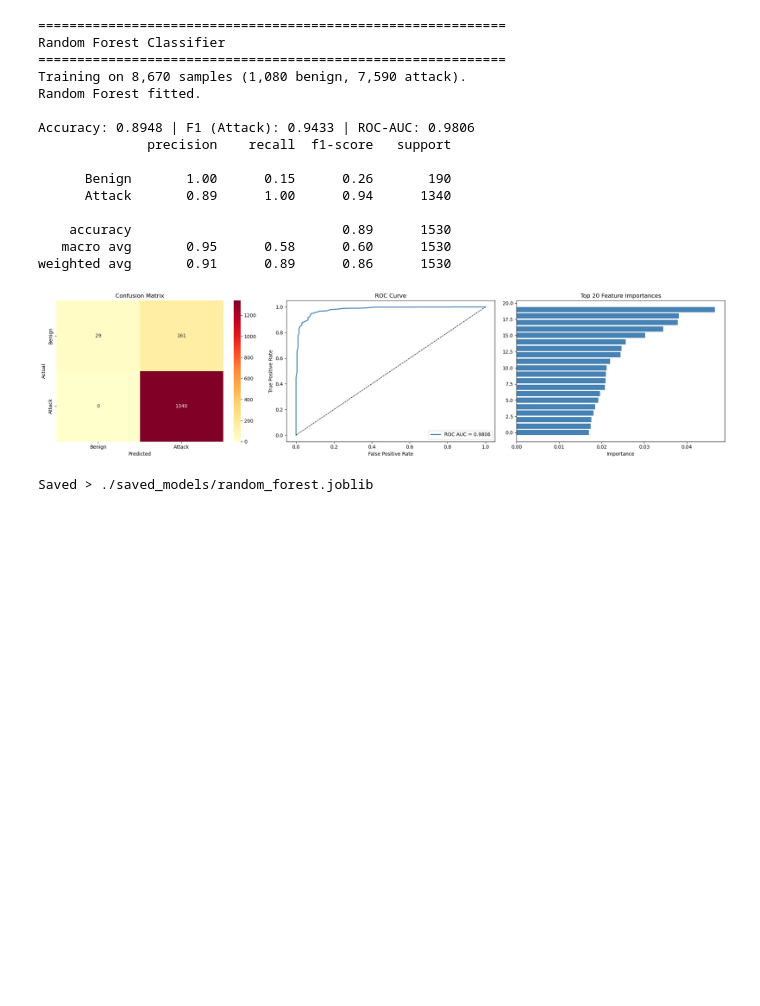
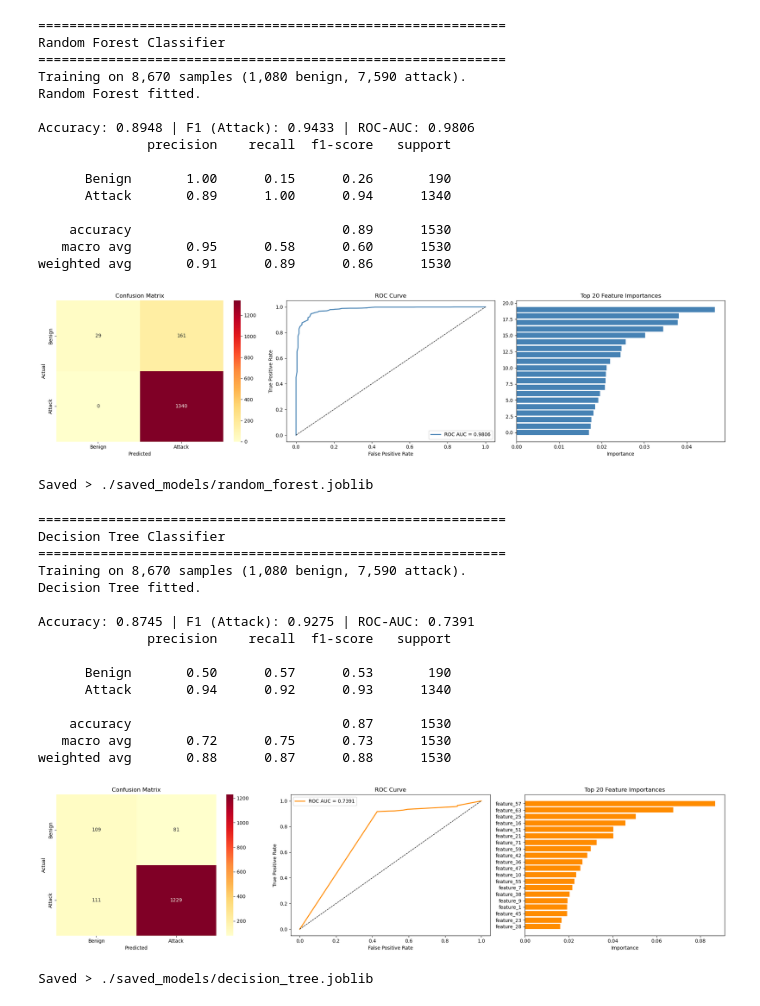
Before and after one commit to uvicrepo/brandon-ECE597-Capstone-IoT-IDS, a Jupyter notebook: notebooks/main_training.ipynb, the cells around one changed output. Cells and saved outputs as stored; diff of their text form; code cells hidden in the pictures; blank space fills up the shorter version.

Commit message:
implement decision tree model

```diff
--- a/notebooks/main_training.ipynb
+++ b/notebooks/main_training.ipynb
@@ -42,7 +42,8 @@ NOTEBOOK_DIR = os.path.dirname(os.path.abspath("__file__"))
 ALL_NOTEBOOKS = [
     "model_isolation_forest",
     "model_xgboost",
-    "model_random_forest"
+    "model_random_forest",
+    "model_decision_tree",
 ]
 
 print("Importing notebooks...")
@@ -56,6 +58,7 @@ Done with model_random_forest
 if_mod = mods["model_isolation_forest"]
 xgb_mod = mods["model_xgboost"]
 rf_mod = mods["model_random_forest"]
+dt_mod  = mods["model_decision_tree"]
 # %%
 # DATA LOADING
 
@@ -217,3 +220,37 @@ Accuracy: 0.8948 | F1 (Attack): 0.9433 | ROC-AUC: 0.9806
 weighted avg       0.91      0.89      0.86      1530
 [figure]
 Saved > ./saved_models/random_forest.joblib
+# %%
+print("=" * 60)
+print("Decision Tree Classifier")
+print("=" * 60)
+
+dt_model, dt_metrics = dt_mod.train(
+    X_train, y_train,
+    X_val,   y_val,
+    normal_label=NORMAL_LABEL,
+    model_kwargs={
+        "max_depth":    20,
+        "criterion":    "gini",
+        "class_weight": "balanced",
+    },
+    save_path=os.path.join(OUTPUT_DIR, "decision_tree.joblib")
+)
+# %% [output]
+============================================================
+Decision Tree Classifier
+============================================================
+Training on 8,670 samples (1,080 benign, 7,590 attack).
+Decision Tree fitted.
+
+Accuracy: 0.8745 | F1 (Attack): 0.9275 | ROC-AUC: 0.7391
+              precision    recall  f1-score   support
+
+      Benign       0.50      0.57      0.53       190
+      Attack       0.94      0.92      0.93      1340
+
+    accuracy                           0.87      1530
+   macro avg       0.72      0.75      0.73      1530
+weighted avg       0.88      0.87      0.88      1530
+[figure, added]
+Saved > ./saved_models/decision_tree.joblib
```
Also changed, not shown: parts of 1 cell of this notebook, 3 other files.
